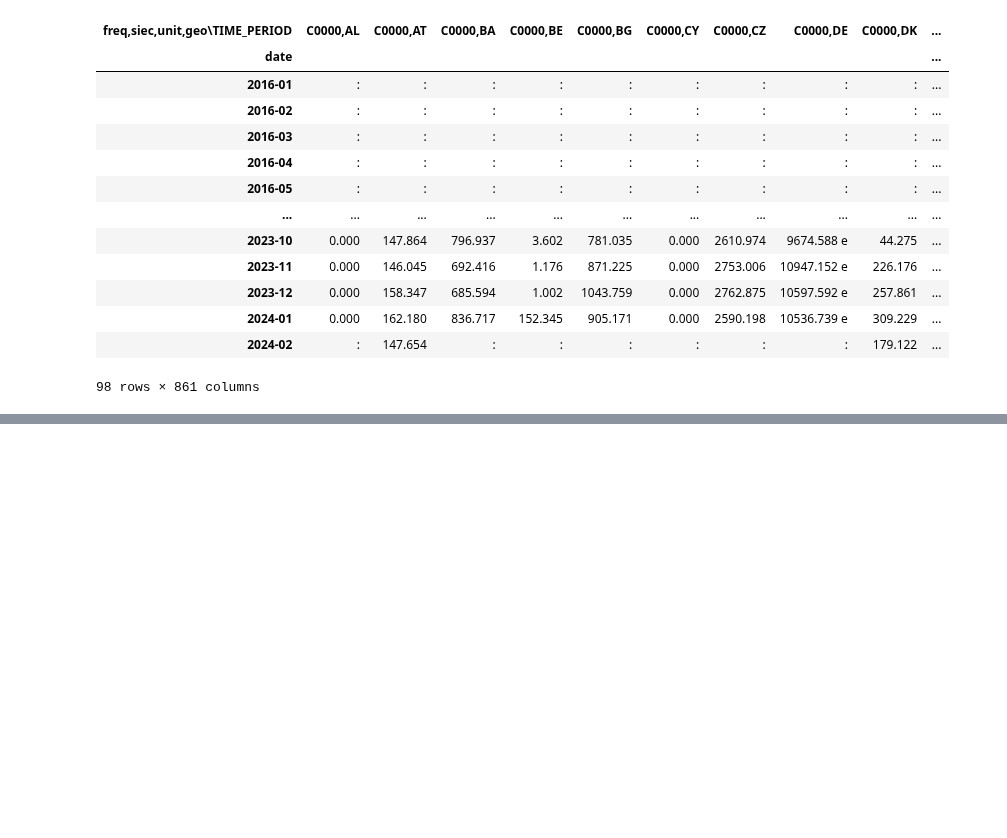
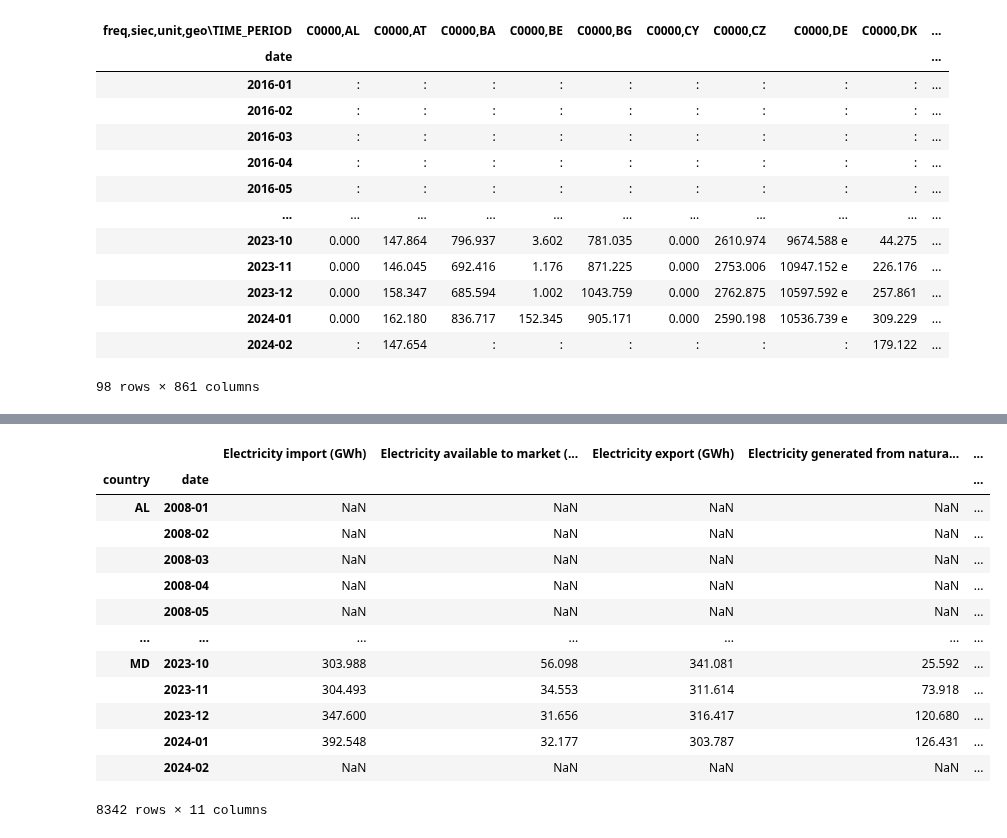
Before and after one commit to gaya22/Project_3_SEne, a Jupyter notebook: raw_df_for_features/cleaning_eurostat_files.ipynb, the cells around one changed output, grey strips where cells are left out. Drawn from its saved outputs; the diff is of its cells as text; code cells hidden in the pictures; blank space fills up the shorter version.

```diff
--- a/raw_df_for_features/cleaning_eurostat_files.ipynb
+++ b/raw_df_for_features/cleaning_eurostat_files.ipynb
@@ -251,0 +276,47 @@ False
+# %%
+#Putting data in the dataframe
+
+kt = []
+for k in df.columns:
+    kt.append(k[:-2])
+kt = list(set(kt))
+
+for i in country_mapping:
+        for k in kt:
+                st1 = k + i
+                if st1 in df.columns:
+                        for j in df.index:
+                                #this cleans p, n e labels
+                                df.loc[j,st1] = df.loc[j,st1].replace(' ', '')
+                                df.loc[j,st1] = df.loc[j,st1].replace('e', '')
+                                df.loc[j,st1] = df.loc[j,st1].replace('p', '')
+                                df.loc[j,st1] = df.loc[j,st1].replace('n', '')
+                                df.loc[j,st1] = df.loc[j,st1].replace('z', '')
+                                df.loc[j,st1] = df.loc[j,st1].replace('u', '')
+                                df.loc[j,st1] = df.loc[j,st1].replace('d', '')
+                                df.loc[j,st1] = df.loc[j,st1].replace('c', '')
+                                #Putting gas data in s
+                                if st1 in df.columns:
+                                        s.loc[(i,j),k] = df.loc[j,st1]
+                                else:
+                                        s.loc[(i,j),k] = ':'
+
+s.replace(':', np.nan, inplace=True)
+s.replace(': ', np.nan, inplace=True)
+
+display(s)
+# %% [output]
+|  |  | Electricity import (GWh) | Electricity available to market (... | Electricity export (GWh) | Electricity generated from natura... | ... |
+| country | date |  |  |  |  | ... |
+| AL | 2008-01 | NaN | NaN | NaN | NaN | ... |
+|  | 2008-02 | NaN | NaN | NaN | NaN | ... |
+|  | 2008-03 | NaN | NaN | NaN | NaN | ... |
+|  | 2008-04 | NaN | NaN | NaN | NaN | ... |
+|  | 2008-05 | NaN | NaN | NaN | NaN | ... |
+| ... | ... | ... | ... | ... | ... | ... |
+| MD | 2023-10 | 303.988 | 56.098 | 341.081 | 25.592 | ... |
+|  | 2023-11 | 304.493 | 34.553 | 311.614 | 73.918 | ... |
+|  | 2023-12 | 347.600 | 31.656 | 316.417 | 120.680 | ... |
+|  | 2024-01 | 392.548 | 32.177 | 303.787 | 126.431 | ... |
+|  | 2024-02 | NaN | NaN | NaN | NaN | ... |
+8342 rows × 11 columns
```
Also changed, not shown: parts of 7 cells of this notebook.
